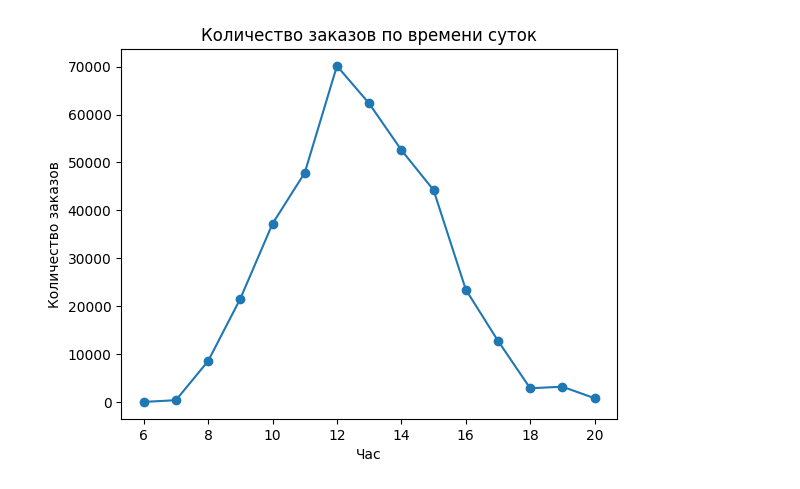
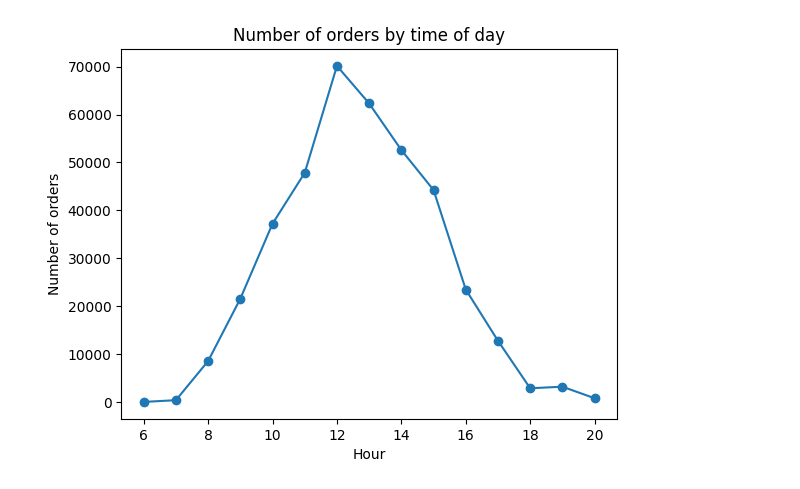
Before and after one commit to JuliaRubanAnalyst/ecommerce-sales-analysis, a Jupyter notebook: time_series_analysis.ipynb, the cells around one changed output. Drawn from its saved outputs; the diff is of its cells as text; code cells hidden in the pictures.

```diff
--- a/time_series_analysis.ipynb
+++ b/time_series_analysis.ipynb
@@ -45,15 +43,13 @@ plt.show()
 # %%
-# Добавление столбца с часом заказа
+# hours
 dataset_cleaned['hour'] = dataset_cleaned['InvoiceDate'].dt.hour
 
-# Группировка данных по часам
 hourly_sales = dataset_cleaned.groupby('hour').size()
 
-# Построение графика
 hourly_sales.plot(kind='line', marker='o')
-plt.title('Количество заказов по времени суток')
-plt.xlabel('Час')
-plt.ylabel('Количество заказов')
+plt.title('Number of orders by time of day')
+plt.xlabel('Hour')
+plt.ylabel('Number of orders')
 plt.show()
 # %% [output]
-[figure, old version]
+[figure, new version]
```
Also changed, not shown: parts of 2 cells of this notebook, 4 other files.
